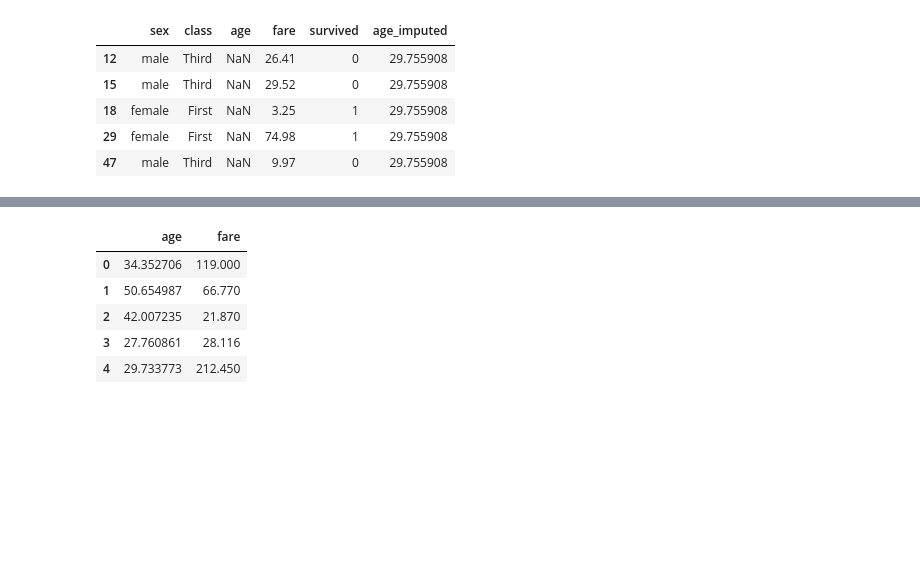
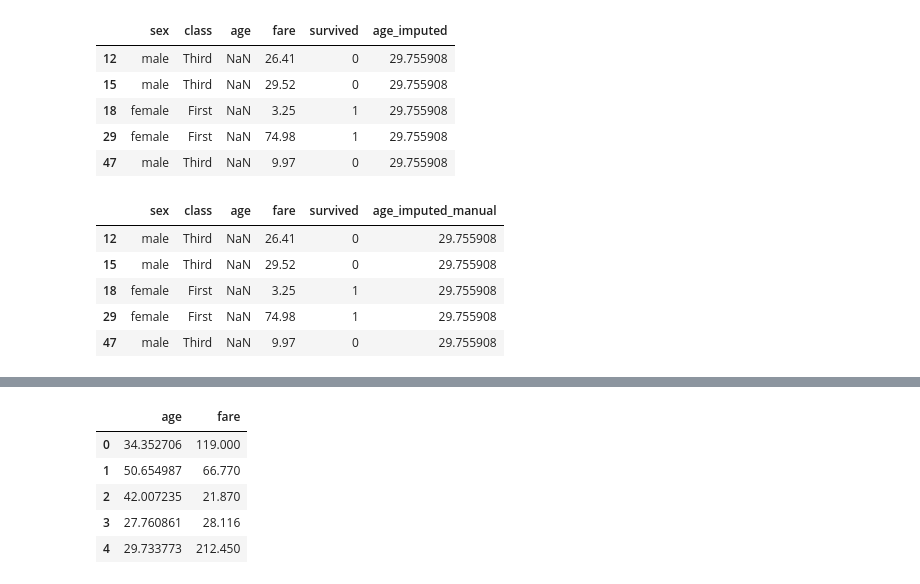
Before and after one commit to steestor/course-python-ml, a Jupyter notebook: notebooks/S1_A2_Limpieza_y_Preprocesamiento.ipynb, the cells around one changed output, grey strips where cells are left out. Saved outputs shown, nothing was run; the diff lists cells and outputs as text; code cells hidden in the pictures; blank space fills up the shorter version.

```diff
--- a/notebooks/S1_A2_Limpieza_y_Preprocesamiento.ipynb
+++ b/notebooks/S1_A2_Limpieza_y_Preprocesamiento.ipynb
@@ -86,5 +88,18 @@ df[df['age'].isna()].head()
 | 18 | female | First | NaN | 3.25 | 1 | 29.755908 |
 | 29 | female | First | NaN | 74.98 | 1 | 29.755908 |
 | 47 | male | Third | NaN | 9.97 | 0 | 29.755908 |
+# %%
+# Inputación con media a mano
+df_copy = df.copy()
+mean_age = df['age'].mean()
+df_copy['age_imputed_manual'] = df_copy['age'].fillna(mean_age)
+df_copy[df_copy['age'].isna()].head()
+# %% [output]
+|  | sex | class | age | fare | survived | age_imputed_manual |
+| 12 | male | Third | NaN | 26.41 | 0 | 29.755908 |
+| 15 | male | Third | NaN | 29.52 | 0 | 29.755908 |
+| 18 | female | First | NaN | 3.25 | 1 | 29.755908 |
+| 29 | female | First | NaN | 74.98 | 1 | 29.755908 |
+| 47 | male | Third | NaN | 9.97 | 0 | 29.755908 |
 # %%
 # Imputación con mediana
```
Also changed, not shown: parts of 7 cells of this notebook.
